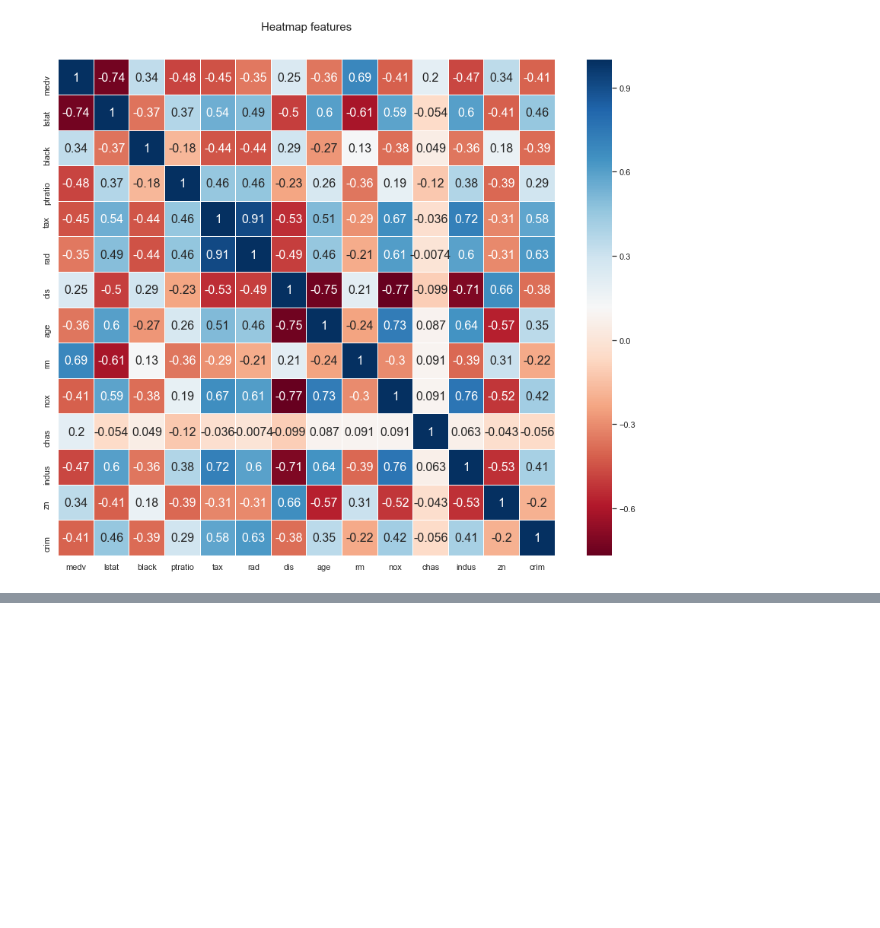
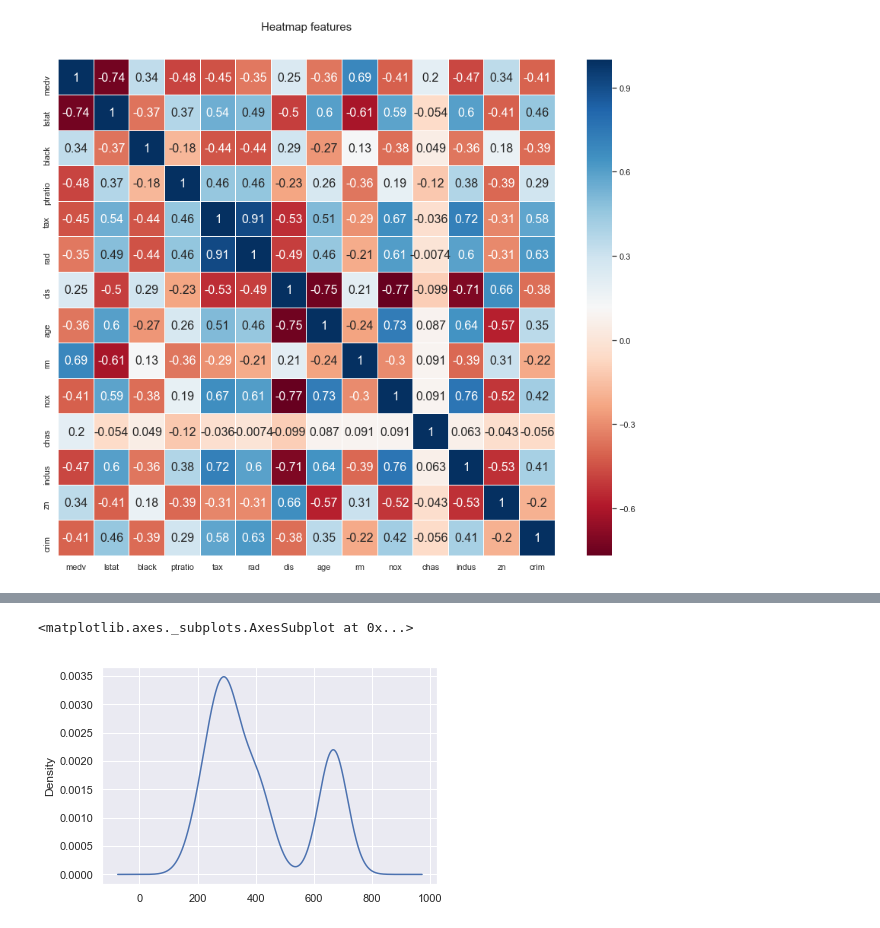
Before and after one commit to vincenthanna/bundang_pangyo_mldl_study_kaggle, a Jupyter notebook: boston_housing/src/kaggle_practice_boston_housing_001.ipynb, the cells around one changed output, grey strips where cells are left out. Cells and saved outputs as stored; diff of their text form; code cells hidden in the pictures; blank space fills up the shorter version.

```diff
--- a/boston_housing/src/kaggle_practice_boston_housing_001.ipynb
+++ b/boston_housing/src/kaggle_practice_boston_housing_001.ipynb
@@ -81,0 +199,5 @@ sns.heatmap(heatmap_data.astype(float).corr(), linewidths=0.1, vmax=1.0,
+# %%
+merged[Cols.tax].plot.kde()
+# %% [output]
+<matplotlib.axes._subplots.AxesSubplot at 0x...>
+[figure, added]
```
Also changed, not shown: parts of 18 cells of this notebook.
